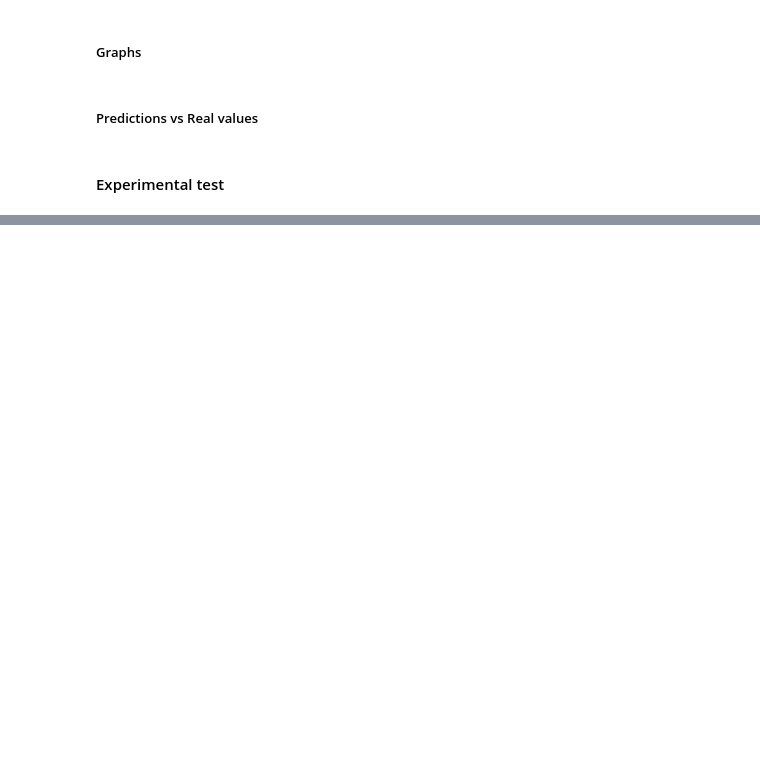
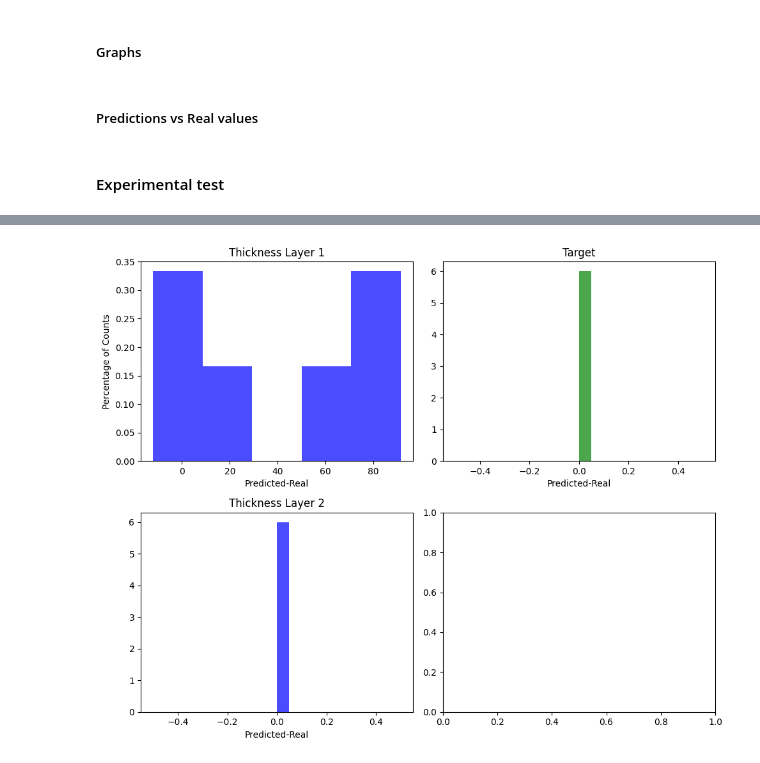
Before and after one commit to bernardombsoares/AI_Analysis_RBS_Spectra, a Jupyter notebook: rbs_ann.ipynb, the cells around one changed output, grey strips where cells are left out. Drawn from its saved outputs; the diff is of its cells as text; code cells hidden in the pictures; blank space fills up the shorter version.

```diff
--- a/rbs_ann.ipynb
+++ b/rbs_ann.ipynb
@@ -1168,13 +1323,12 @@ for i in range(len(predictions1)):
 # %%
 callback = keras.callbacks.EarlyStopping(monitor='loss', patience=15)
 input_layer = keras.Input(shape=(2800,), name="input_layer")
-dense_1 = keras.layers.Dense(100, activation = 'relu', name = 'dense_1')(input_layer)
-dense_2 = keras.layers.Dense(80, activation = 'relu', name = 'dense_2')(dense_1)
-dense_3 = keras.layers.Dense(80, activation = 'sigmoid', name = 'dense_3')(dense_2)
+dense_1 = keras.layers.GaussianNoise(.3, name = 'dense_2')(input_layer)
+dense_2 = keras.layers.Dense(100, activation = 'relu', name = 'dense_1')(dense_1)
+dense_3 = keras.layers.Dense(80, activation = 'relu', name = 'dense_3')(dense_2)
 dense_4 = keras.layers.Dense(50, activation = 'relu', name = 'dense_4')(dense_3)
-dense_5 = keras.layers.Dense(35, activation = 'relu', name = 'dense_5')(dense_4)
-regression_output = keras.layers.Dense(2, activation = 'linear', name = 'regression_output')(dense_5)
-classification_output = keras.layers.Dense(3, activation = 'softmax', name = 'classification_output')(dense_5)
+regression_output = keras.layers.Dense(2, activation = 'linear', name = 'regression_output')(dense_4)
+classification_output = keras.layers.Dense(5, activation = 'softmax', name = 'classification_output')(dense_4)
 model = keras.Model(inputs=input_layer,outputs=[regression_output, classification_output])
 
 
@@ -1184,7 +1338,7 @@ model.compile(
 
 
 epochs = 100
-batch_size = 32
+batch_size = 64
 #model.summary()
 model.fit(X_train,
         {"regression_output": y_train, "classification_output": y_trainclssfr},
@@ -1199,17 +1353,7 @@ predictions1,predictions2=model.predict(X_test)
 temp_part, temp_thick1, temp_thick2 = [], [], []
 
 
-l=[0,1,2]
-
 for i in range(len(predictions1)):
-    # aux=[]
-    # for j in l:
-    #     aux.append((j-predictions2[i][0])**2)
-    # a= min(aux)
-    # for k in range(len(aux)):
-    #     if a == aux[k]:
-    #         predictions2[i][0]=k
-    #         break
     if predictions1[i][1]<0:
         predictions1[i][1] = 0
     temp_thick1.append(predictions1[i][0] - y_test[i][0])
@@ -1292,0 +1438,24 @@ for i in range(len(predictions1)):
+# %%
+fig, axs = plt.subplots(2, 2, figsize=(10, 8))
+
+axs[0, 0].hist(temp_thick1, bins=5, weights=np.ones(len(temp_thick1)) / len(temp_thick1),color='blue', alpha=0.7)
+axs[0, 0].set_title('Thickness Layer 1')
+axs[0, 0].set_xlabel('Predicted-Real')
+axs[0, 0].set_ylabel('Percentage of Counts')
+
+axs[1, 0].hist(temp_thick2, bins=20, color='blue', alpha=0.7)
+axs[1, 0].set_title('Thickness Layer 2')
+axs[1, 0].set_xlabel('Predicted-Real')
+
+axs[0, 1].hist(temp_part, bins=20, color='green', alpha=0.7)
+axs[0, 1].set_title('Target')
+axs[0, 1].set_xlabel('Predicted-Real')
+
+
+# Adjust layout to prevent overlapping titles and labels
+plt.tight_layout()
+
+# Show the plot
+plt.show()
+# %% [output]
+[figure, added]
```
Also changed, not shown: parts of 29 cells of this notebook.
